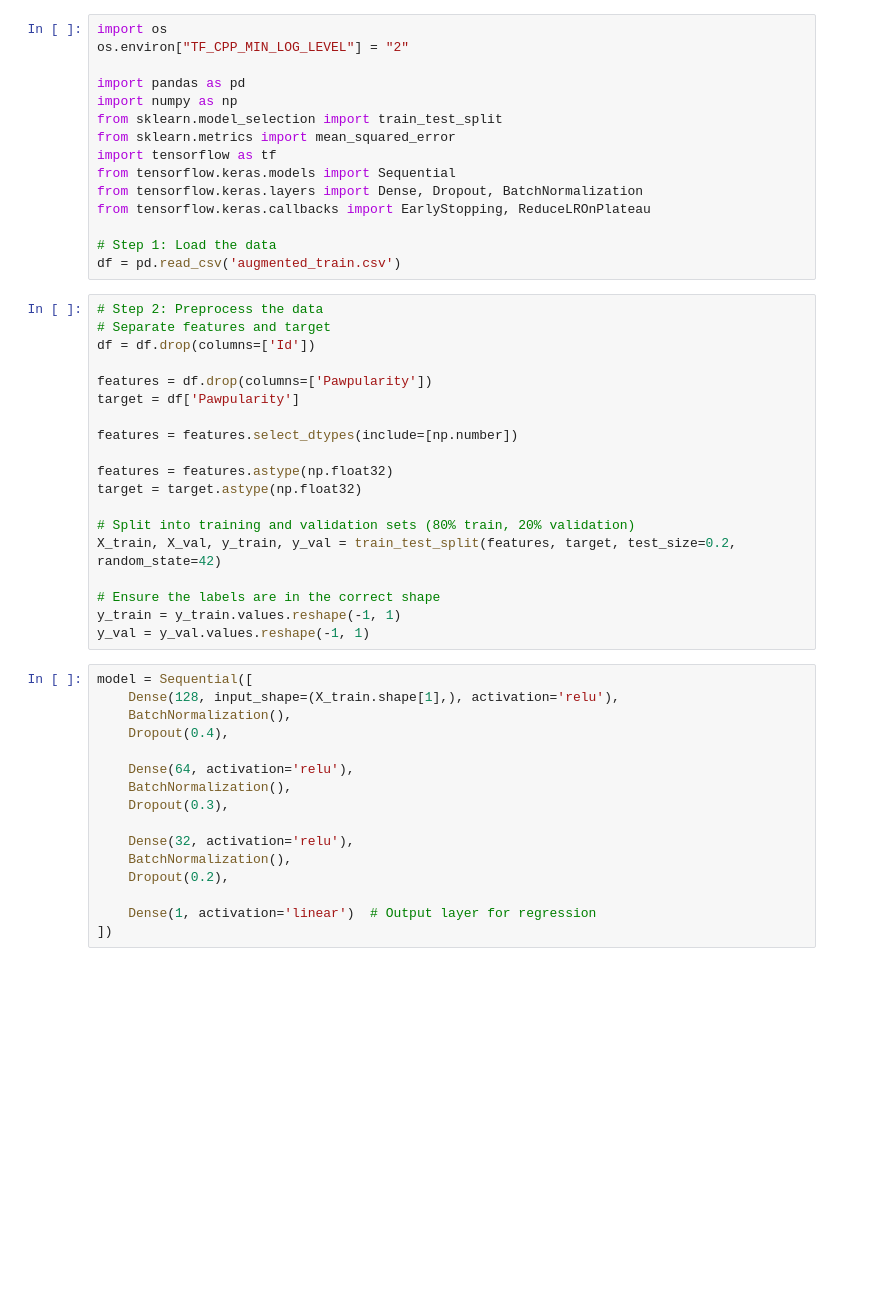
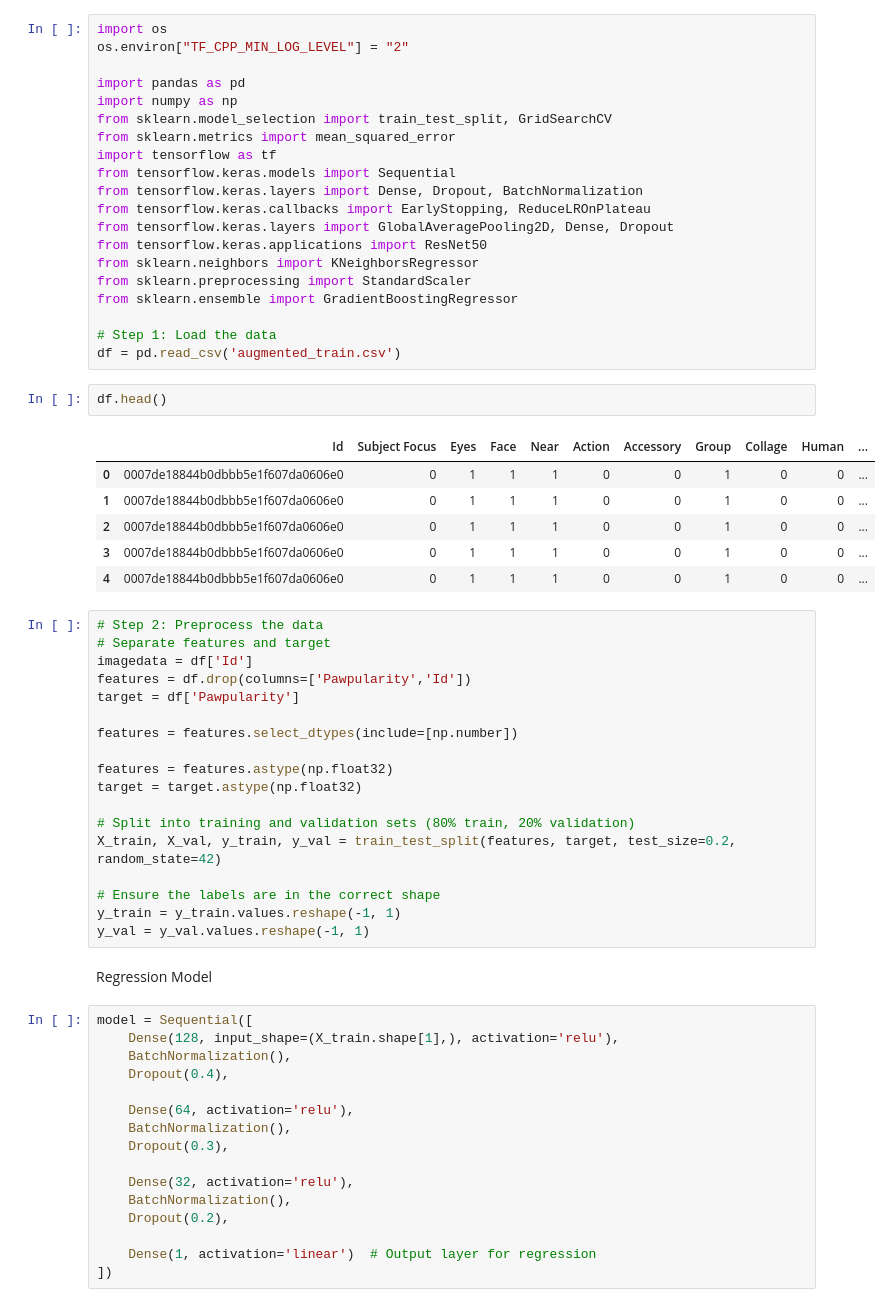
Before and after one commit to acao-57/PetPawpularity, a Jupyter notebook: model.ipynb, the cells around one changed output. Cells and saved outputs as stored; diff of their text form; blank space fills up the shorter version.

Commit message:
Update model.ipynb
added models

```diff
--- a/model.ipynb
+++ b/model.ipynb
@@ -4,21 +4,34 @@ os.environ["TF_CPP_MIN_LOG_LEVEL"] = "2"
 
 import pandas as pd
 import numpy as np
-from sklearn.model_selection import train_test_split
+from sklearn.model_selection import train_test_split, GridSearchCV
 from sklearn.metrics import mean_squared_error
 import tensorflow as tf
 from tensorflow.keras.models import Sequential
 from tensorflow.keras.layers import Dense, Dropout, BatchNormalization
 from tensorflow.keras.callbacks import EarlyStopping, ReduceLROnPlateau
+from tensorflow.keras.layers import GlobalAveragePooling2D, Dense, Dropout
+from tensorflow.keras.applications import ResNet50
+from sklearn.neighbors import KNeighborsRegressor
+from sklearn.preprocessing import StandardScaler
+from sklearn.ensemble import GradientBoostingRegressor
 
 # Step 1: Load the data
 df = pd.read_csv('augmented_train.csv')
+# %%
+df.head()
+# %% [output]
+|  | Id | Subject Focus | Eyes | Face | Near | Action | Accessory | Group | Collage | Human | ... |
+| 0 | 0007de18844b0dbbb5e1f607da0606e0 | 0 | 1 | 1 | 1 | 0 | 0 | 1 | 0 | 0 | ... |
+| 1 | 0007de18844b0dbbb5e1f607da0606e0 | 0 | 1 | 1 | 1 | 0 | 0 | 1 | 0 | 0 | ... |
+| 2 | 0007de18844b0dbbb5e1f607da0606e0 | 0 | 1 | 1 | 1 | 0 | 0 | 1 | 0 | 0 | ... |
+| 3 | 0007de18844b0dbbb5e1f607da0606e0 | 0 | 1 | 1 | 1 | 0 | 0 | 1 | 0 | 0 | ... |
+| 4 | 0007de18844b0dbbb5e1f607da0606e0 | 0 | 1 | 1 | 1 | 0 | 0 | 1 | 0 | 0 | ... |
 # %%
 # Step 2: Preprocess the data
 # Separate features and target
-df = df.drop(columns=['Id'])
-
-features = df.drop(columns=['Pawpularity'])
+imagedata = df['Id']
+features = df.drop(columns=['Pawpularity','Id'])
 target = df['Pawpularity']
 
 features = features.select_dtypes(include=[np.number])
@@ -32,6 +45,8 @@ X_train, X_val, y_train, y_val = train_test_split(features, target, test_size=0.
 # Ensure the labels are in the correct shape
 y_train = y_train.values.reshape(-1, 1)
 y_val = y_val.values.reshape(-1, 1)
+# %% [markdown]
+Regression Model
 # %%
 model = Sequential([
     Dense(128, input_shape=(X_train.shape[1],), activation='relu'),
```
Also changed, not shown: parts of 8 cells of this notebook.
